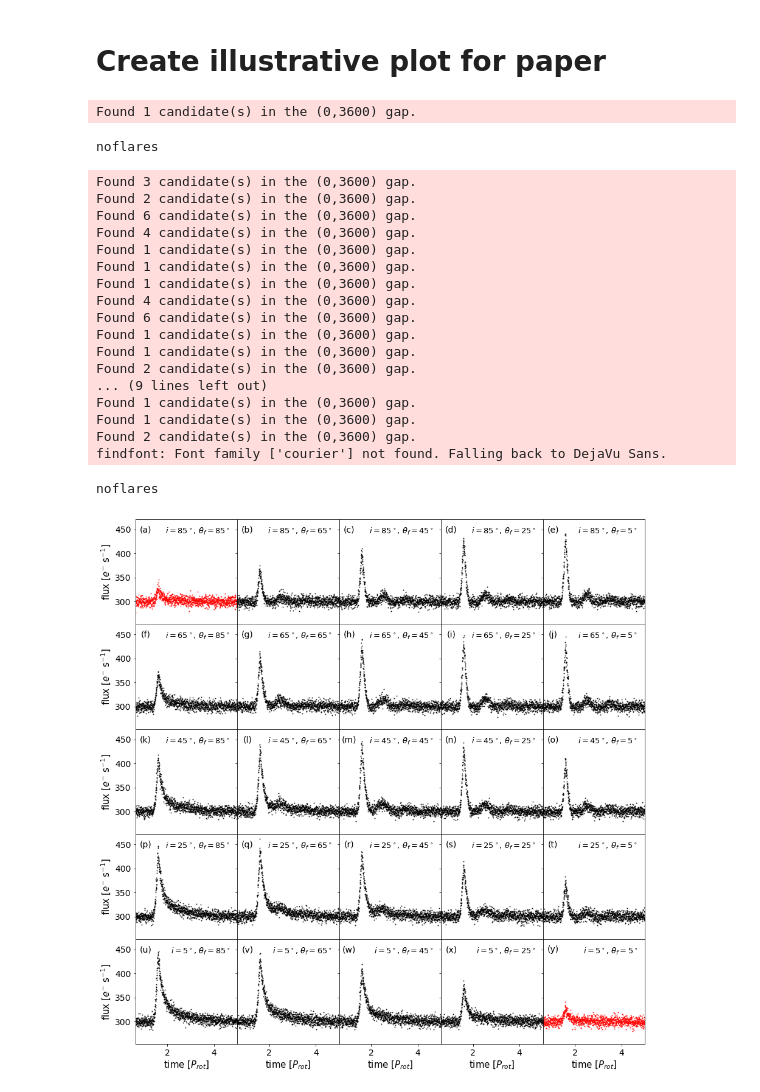
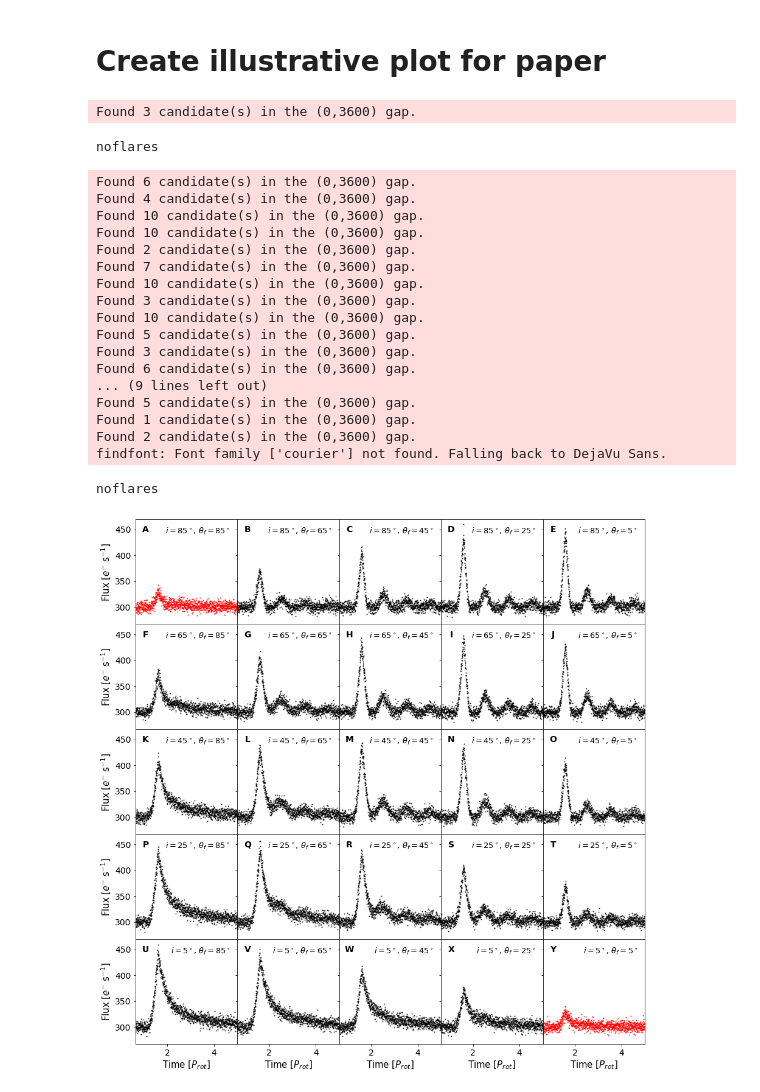
Before and after one commit to ekaterinailin/MalachiteMountains, a Jupyter notebook: analysis/notebooks/_NB_simulated_flares_injection_recovery_and_5x5_illustration.ipynb, the cells around one changed output. Cells and saved outputs as stored; diff of their text form; code cells hidden in the pictures.

```diff
--- a/analysis/notebooks/_NB_simulated_flares_injection_recovery_and_5x5_illustration.ipynb
+++ b/analysis/notebooks/_NB_simulated_flares_injection_recovery_and_5x5_illustration.ipynb
@@ -271,13 +271,13 @@ fig, axes = plt.subplots(nrows=5, ncols=5, figsize=(13,13), sharex=True,sharey=T
 
 axes = [i for suba in axes for i in suba]
 
-enum = list("abcdefghijklmnopqrstuvwxy")
+enum = list("abcdefghijklmnopqrstuvwxy".upper())
 
 for index in [0,5,10,15,20]:
-    axes[index].set_ylabel(r"flux [$e^{-}$ s$^{-1}$]",fontsize=15)
+    axes[index].set_ylabel(r"Flux [$e^{-}$ s$^{-1}$]",fontsize=15)
 
 for index in [20,21,22,23,24]:
-    axes[index].set_xlabel(r"time [$P_{rot}$]",fontsize=15)
+    axes[index].set_xlabel(r"Time [$P_{rot}$]",fontsize=15)
 
 
 # Cycle through different inclinations and latitudes
@@ -291,9 +291,10 @@ for i_ in [5.,25.,45,65.,85.]:
         th = theta_a / 180. * np.pi
 
         # Calculate model light curve
-        fullmodel = full_model_coupled(phi_a, th, a, fwhm, i, phi0=phi0,
-                           phi=phi, num_pts=50, qlum=qlum,
-                           Fth=Fth, R=R, median=median)
+        FM = FlareModulator(phi, flux=None, flux_err=None, qlum=qlum, R=R,
+                       median=median, nflares=1, iscoupled=True, num_pts=50,
+                     mission="TESS", flaret=1e4)
+        fullmodel = FM.modulated_flux(th, phi0, i, [[a, phi_a, fwhm]])
 
         # Add 2 percent Gaussian noise
         fullmodel = fullmodel + fullmodel*np.random.normal(0.00,0.02,len(fullmodel))
@@ -319,47 +320,47 @@ for i_ in [5.,25.,45,65.,85.]:
 
         # Convert time in days to time in Prot and shift offset
         timeprot = time / Prot - 25.
 
         # Plot the simulated model light curve
         ax.scatter(timeprot, fullmodel, c=c, alpha=0.8,s=1)
 
         # Add a legend and a figure enumeration
         legend_elements = [Line2D([0], [0], marker='o', color='w', alpha=0,
                            label=fr"$i={i_:.0f}^\circ$, $\theta_f={theta_a:.0f}^\circ$",
                            markerfacecolor='w', markersize=5),]
         ax.legend(handles=legend_elements, fontsize=13, frameon=False)
-        ax.text(0.1, 0.9, f'({enum.pop()})', horizontalalignment='center',
-             verticalalignment='center', transform=ax.transAxes)
+        ax.text(0.1, 0.9, f'{enum.pop()}', horizontalalignment='center',
+             verticalalignment='center', transform=ax.transAxes, weight="bold")
 
         # Show the same part of the light curve in every panel
         ax.set_xlim(10.25 / Prot - 25.,12 / Prot - 25.)
 
 # Layout
 plt.tight_layout()
 plt.subplots_adjust(wspace=0, hspace=0)
 
-# plt.savefig(f"/home/ekaterina/Documents/002_writing/multiperiod-flares-draft/"
-#             f"nature/multiperiodflaresnature/figures/{metatstamp}_simulated_flares_25.png",
-#            dpi=300)
+plt.savefig(f"/home/ekaterina/Documents/002_writing/multiperiod-flares-draft-science/"
+            f"figures/{metatstamp}_simulated_flares_25.png",
+           dpi=300)
 # %% [output]
-Found 1 candidate(s) in the (0,3600) gap.
+Found 3 candidate(s) in the (0,3600) gap.
 noflares
-Found 3 candidate(s) in the (0,3600) gap.
-Found 2 candidate(s) in the (0,3600) gap.
 Found 6 candidate(s) in the (0,3600) gap.
 Found 4 candidate(s) in the (0,3600) gap.
-Found 1 candidate(s) in the (0,3600) gap.
-Found 1 candidate(s) in the (0,3600) gap.
-Found 1 candidate(s) in the (0,3600) gap.
-Found 4 candidate(s) in the (0,3600) gap.
+Found 10 candidate(s) in the (0,3600) gap.
+Found 10 candidate(s) in the (0,3600) gap.
+Found 2 candidate(s) in the (0,3600) gap.
+Found 7 candidate(s) in the (0,3600) gap.
+Found 10 candidate(s) in the (0,3600) gap.
+Found 3 candidate(s) in the (0,3600) gap.
+Found 10 candidate(s) in the (0,3600) gap.
+Found 5 candidate(s) in the (0,3600) gap.
+Found 3 candidate(s) in the (0,3600) gap.
 Found 6 candidate(s) in the (0,3600) gap.
-Found 1 candidate(s) in the (0,3600) gap.
-Found 1 candidate(s) in the (0,3600) gap.
-Found 2 candidate(s) in the (0,3600) gap.
 ... (9 lines left out)
-Found 1 candidate(s) in the (0,3600) gap.
+Found 5 candidate(s) in the (0,3600) gap.
 Found 1 candidate(s) in the (0,3600) gap.
 Found 2 candidate(s) in the (0,3600) gap.
 findfont: Font family ['courier'] not found. Falling back to DejaVu Sans.
 noflares
-[figure, old version]
+[figure, new version]
```
Also changed, not shown: parts of 1 cell of this notebook, 1 other file.
